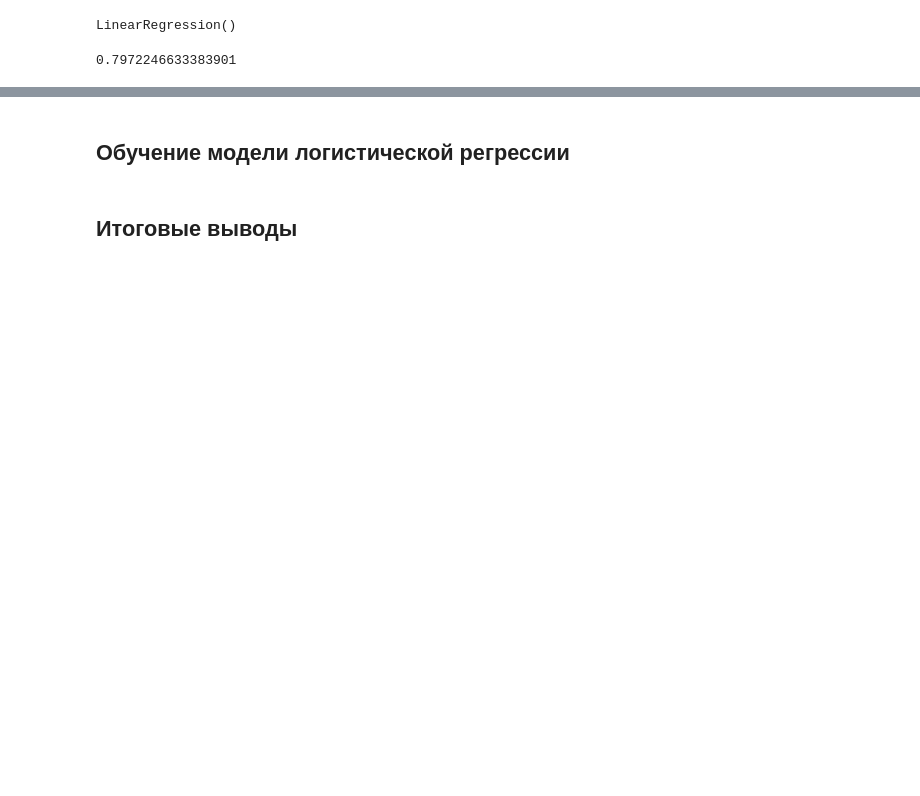
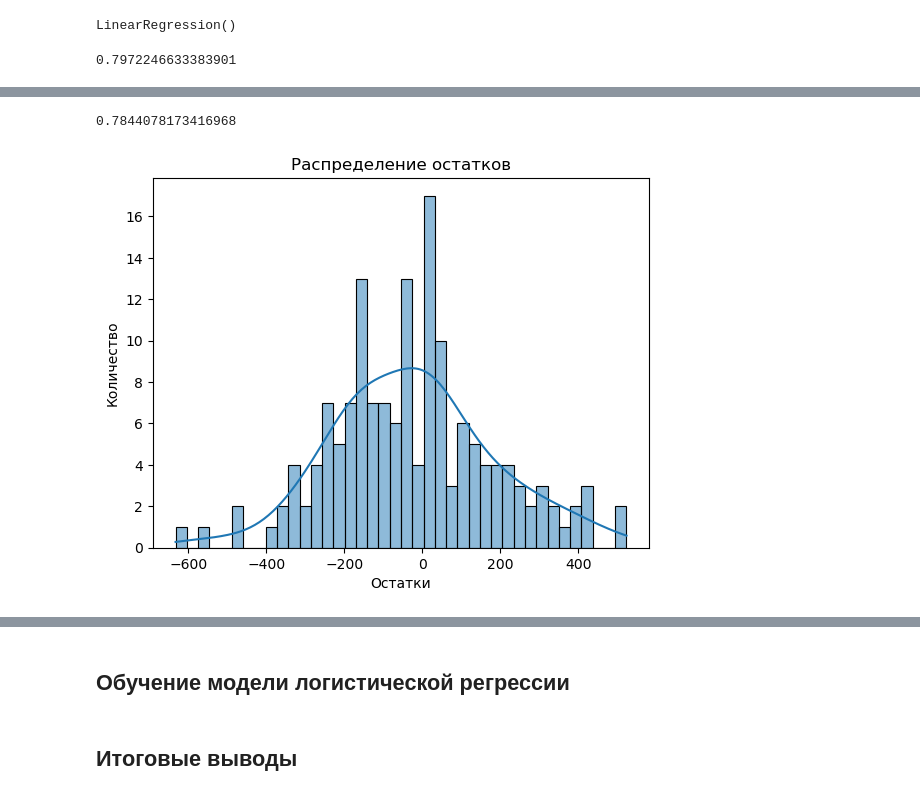
Before and after one commit to butuzovzeleboba/Linear-models-in-machine-learning, a Jupyter notebook: Linear models in machine learning.ipynb, the cells around one changed output, grey strips where cells are left out. Drawn from its saved outputs; the diff is of its cells as text; code cells hidden in the pictures; blank space fills up the shorter version.

```diff
--- a/Linear models in machine learning.ipynb
+++ b/Linear models in machine learning.ipynb
@@ -989,0 +1015,43 @@ r2
+# %%
+y = ferma_main['удой_кг']
+X = ferma_main.drop(columns=['удой_кг', 'процент_жирности', 'процент_белка', 'вкус_молока'])
+RANDOM_STATE = 42
+X_train, X_test, y_train, y_test = train_test_split(
+    X,
+    y,
+    random_state=RANDOM_STATE
+)
+numeric_columns=['энергетическая_кормовая_единица','сырой_протеин_г','сахаро_протеиновое_соотношение']
+object_columns=['порода','тип_пастбища','порода_папы_быка','возраст']
+encoder = OneHotEncoder()
+X_train_ohe = encoder.fit_transform(X_train[object_columns])
+X_test_ohe = encoder.transform(X_test[object_columns])
+encoder_col_names = encoder.get_feature_names_out(object_columns)
+scaler = MinMaxScaler()
+X_train_scaled = scaler.fit_transform(X_train[numeric_columns])
+X_test_scaled = scaler.transform(X_test[numeric_columns])
+X_train_ohe = pd.DataFrame(X_train_ohe.toarray(), columns=encoder_col_names)
+X_test_ohe = pd.DataFrame(X_test_ohe.toarray(), columns=encoder_col_names)
+
+X_train_scaled = pd.DataFrame(X_train_scaled, columns=numeric_columns)
+X_test_scaled = pd.DataFrame(X_test_scaled, columns=numeric_columns)
+
+X_train = pd.concat([X_train_ohe, X_train_scaled], axis=1)
+X_test = pd.concat([X_test_ohe, X_test_scaled], axis=1)
+model_lr  = LinearRegression()
+model_lr.fit(X_train, y_train)
+predictions = model_lr.predict(X_test)
+r2 = r2_score(y_test, predictions)
+r2
+# %% [output]
+0.7844078173416968
+# %%
+residuals = y_test - predictions
+# %%
+sns.histplot(data = residuals, bins = 40, kde=True)
+plt.xlabel('Остатки')
+plt.ylabel('Количество')
+plt.title('Распределение остатков')
+plt.show()
+# %% [output]
+[figure, added]
```
Also changed, not shown: parts of 10 cells of this notebook.
